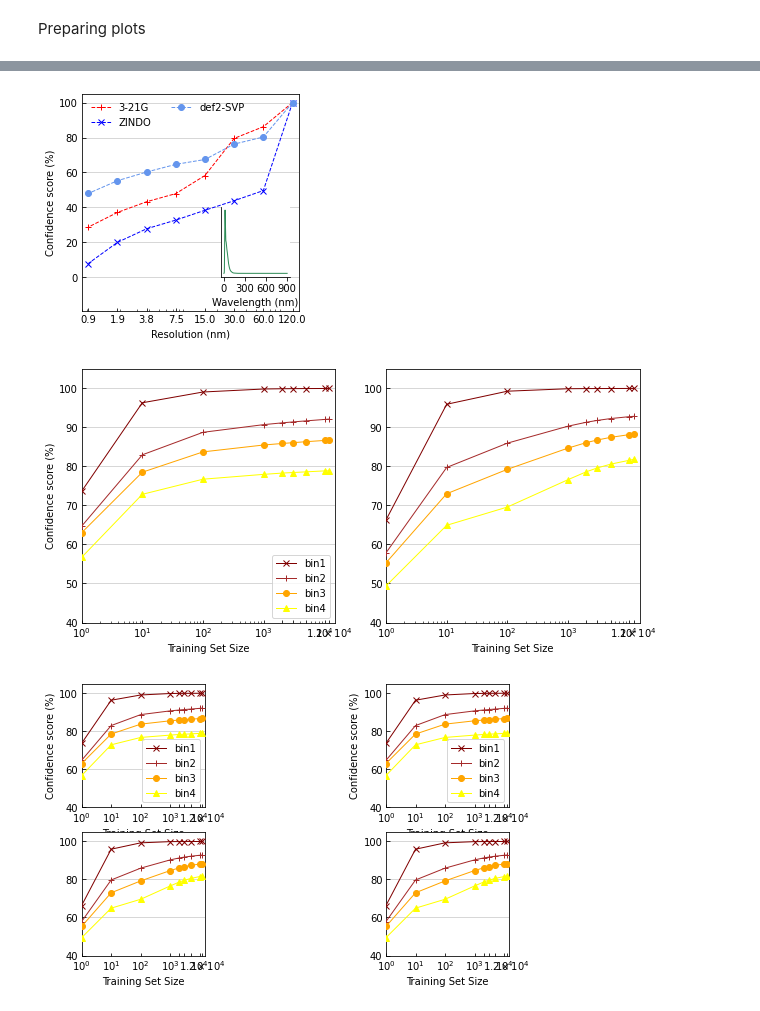
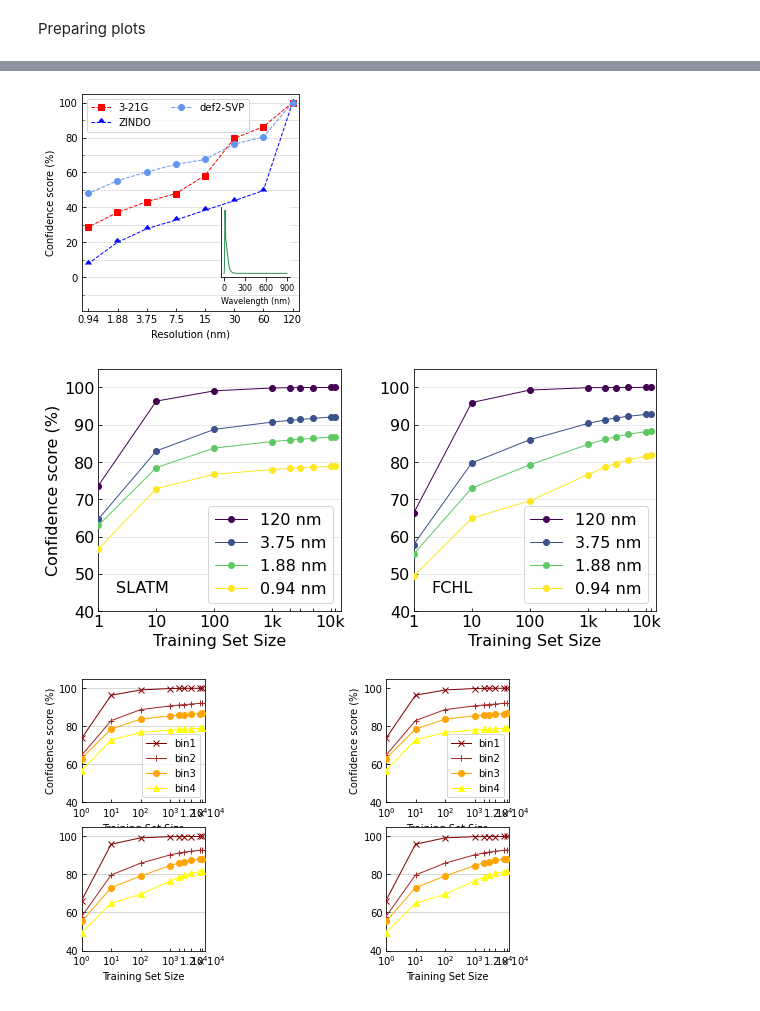
Before and after one commit to moldis-group/bigQM7w, a Jupyter notebook: notebooks/5methods_new.ipynb, the cells around one changed output, grey strips where cells are left out. Saved outputs shown, nothing was run; the diff lists cells and outputs as text; code cells hidden in the pictures.

```diff
--- a/notebooks/5methods_new.ipynb
+++ b/notebooks/5methods_new.ipynb
@@ -113,4 +116,5 @@ plt.show()
 # %%
+from matplotlib.ticker import FormatStrFormatter
 bins = ['001','002','004','008','016','032','064','128']
 # ref
 SVPD_method = {}
@@ -130,12 +134,21 @@ for i in range(len(bins)):
 fig, ax = plt.subplots()
 ax.set_box_aspect(1)
 ax.tick_params(direction="in",which='both')
-ax.grid(True, which='both',linewidth=0.5, linestyle='-', axis = 'y',zorder=0)
+ax.grid(True, which='both',linewidth=0.5, linestyle='dashed', axis = 'y',zorder=0)
 ax.set_xlim([0.8,140])
 ax.set_ylim([-19.47,105])
+
 ax.set_xscale('log')
-ax.set_xticks(x,minor=False)
-ax.get_xaxis().set_major_formatter(matplotlib.ticker.ScalarFormatter());
+
+x1=[0.94,1.88,3.75,7.5,15,30,60,120]
+ax.set_xticks(x1,minor=False)
+sx1=['0.94','1.88','3.75','7.5','15','30','60','120']
+ax.set_xticklabels(sx1)
+
+ax.xaxis.set_minor_locator(MultipleLocator(1000))
+
+ax.yaxis.set_minor_locator(MultipleLocator(10))
+#ax.get_xaxis().set_major_formatter(matplotlib.ticker.ScalarFormatter());
 ax.set_xlabel('Resolution (nm)')
 ax.set_ylabel('Confidence score (%)')
 
@@ -151,7 +164,7 @@ for i in range(len(bins)):
 
     x[i] = 120.0/float(bins[i])
     y[i] = 100*(1.0 - (j1/12880))
-ax.plot(x,y,label='3-21G',color='red',zorder=3,linewidth=1.0,linestyle='--',marker='+')
+ax.plot(x,y,label='3-21G',color='red',zorder=3,linewidth=1.0,linestyle='--',marker='s')
 for i in range(len(bins)):
     ZINDO_method[i] = pd.read_csv('../csv_files/method_resolution/'+'ZINDO'+'_nbin_'+bins[i]+'.csv',header=None)
     j1 = 0.0
@@ -161,7 +174,7 @@ for i in range(len(bins)):
     #print('ZINDO_method',j+1, j1/12880,120.0/float(bins[i]), 100*(1.0 - (j1/12880)))
     x[i] = 120.0/float(bins[i])
     y[i] = 100*(1.0 - (j1/12880))
-ax.plot(x,y,label='ZINDO',color='blue',zorder=3,linewidth=1.0,linestyle='--',marker='x')
+ax.plot(x,y,label='ZINDO',color='blue',zorder=3,linewidth=1.0,linestyle='--',marker=10)
 
 for i in range(len(bins)):
     SVP_method[i] = pd.read_csv('../csv_files/method_resolution/'+'SVP'+'_nbin_'+bins[i]+'.csv',header=None)
@@ -174,7 +187,7 @@ for i in range(len(bins)):
     y[i] = 100*(1.0 - (j1/12880))
 ax.plot(x,y,label='def2-SVP',color='cornflowerblue',zorder=3,linewidth=1.0,linestyle='--',marker='o')
 
-ax.legend(frameon=False, loc='upper left',ncol=2)
+ax.legend(frameon=True, loc='upper left',ncol=2)
 
 SVPD_nm = pd.read_csv('../csv_files/SVPD_nm_shuf.csv',header=0)
 
@@ -192,50 +205,79 @@ to=ax2.spines["top"]
 rs.set_visible(False)
 to.set_visible(False)
 ax2.set_xticks(np.arange(min(x1),max(x1)+1,300.0))
-ax2.set_xlabel('Wavelength (nm)', fontsize = 10)
+
+ax2.tick_params(which='major', labelsize=8)
+ax2.set_xlabel('Wavelength (nm)', fontsize = 8)
+
+#ax.xaxis.set_major_formatter(FormatStrFormatter('%2.0f'))
+
 
 plt.savefig("confidence_res.pdf",bbox_inches='tight')
 #plt.legend(frameon=False, loc='upper left',ncol=2)
 plt.show()
 # %% [output]
-[figure, old version]
+[figure, new version]
 # %%
+import matplotlib.pyplot as plt
+plt.rcParams.update({'font.size': 13})
+
 SLATM_method = {}
 FCHL_method = {}
 SLATM_method = pd.read_csv('../csv_files/ML_results/ML_results_confscore_SLATM.csv',header=0)
 FCHL_method = pd.read_csv('../csv_files/ML_results/ML_results_confscore_FCHL.csv',header=0)
-fig, ax = plt.subplots(nrows=1, ncols=2, figsize=(10, 5))
+
+fig, ax = plt.subplots(nrows=1, ncols=2, figsize=(10, 50))
+fig.subplots_adjust(wspace=0.3)
+
 x1 = SLATM_method.training_set[:]
 ax[0].set_box_aspect(1)
 ax[1].set_box_aspect(1)
 ax[0].set_xscale('log')
 ax[0].set_xticks(x1,minor=False)
+
+
+x1=[1,10,100,1000,2000,3000,5000,10000,12000]
+sx1=['1','10','100','1k','','','','10k','']
+
+
 ax[0].set_xlabel('Training Set Size')
 ax[0].set_ylabel('Confidence score (%)')
 ax[0].tick_params(direction="in",which='both')
 ax[0].set_xlim([1,15000])
 ax[0].set_ylim([40,105])
 
 ax[1].set_xscale('log')
 ax[1].set_xticks(x1,minor=False)
 ax[1].set_xlabel('Training Set Size')
 ax[1].tick_params(direction="in",which='both')
 ax[1].set_xlim([1,15000])
 ax[1].set_ylim([40,105])
-ax[0].grid(True, which='both',linewidth=0.5, linestyle='-', axis = 'y',zorder=0)
-ax[1].grid(True, which='both',linewidth=0.5, linestyle='-', axis = 'y',zorder=0)
-ax[0].plot(SLATM_method.training_set[:],SLATM_method.bin1[:],label='bin1',color='maroon',zorder=3,linewidth=1.0,linestyle='-',marker='x')
-ax[0].plot(SLATM_method.training_set[:],SLATM_method.bin2[:],label='bin2',color='brown',zorder=3,linewidth=1.0,linestyle='-',marker='+')
-ax[0].plot(SLATM_method.training_set[:],SLATM_method.bin3[:],label='bin3',color='orange',zorder=3,linewidth=1.0,linestyle='-',marker='o')
-ax[0].plot(SLATM_method.training_set[:],SLATM_method.bin4[:],label='bin4',color='yellow',zorder=3,linewidth=1.0,linestyle='-',marker='^')
+ax[0].grid(True, which='both',linewidth=0.5, linestyle='dashed', axis = 'y',zorder=0,alpha=0.75)
+ax[1].grid(True, which='both',linewidth=0.5, linestyle='dashed', axis = 'y',zorder=0,alpha=0.75)
+ax[0].plot(SLATM_method.training_set[:],SLATM_method.bin1[:],label='120 nm',color='#440154',zorder=3,linewidth=1.0,linestyle='-',marker='o')
+ax[0].plot(SLATM_method.training_set[:],SLATM_method.bin2[:],label='3.75 nm',color='#3b528b',zorder=3,linewidth=1.0,linestyle='-',marker='o')
+ax[0].plot(SLATM_method.training_set[:],SLATM_method.bin3[:],label='1.88 nm',color='#5ec962',zorder=3,linewidth=1.0,linestyle='-',marker='o')
+ax[0].plot(SLATM_method.training_set[:],SLATM_method.bin4[:],label='0.94 nm',color='#fde725',zorder=3,linewidth=1.0,linestyle='-',marker='o')
 ax[0].legend(frameon=True, loc='lower right',ncol=1)
-ax[1].plot(FCHL_method.training_set[:],FCHL_method.bin1[:],label='bin1',color='maroon',zorder=3,linewidth=1.0,linestyle='-',marker='x')
-ax[1].plot(FCHL_method.training_set[:],FCHL_method.bin2[:],label='bin2',color='brown',zorder=3,linewidth=1.0,linestyle='-',marker='+')
-ax[1].plot(FCHL_method.training_set[:],FCHL_method.bin3[:],label='bin3',color='orange',zorder=3,linewidth=1.0,linestyle='-',marker='o')
-ax[1].plot(FCHL_method.training_set[:],FCHL_method.bin4[:],label='bin4',color='yellow',zorder=3,linewidth=1.0,linestyle='-',marker='^')
+ax[1].plot(FCHL_method.training_set[:],FCHL_method.bin1[:],label='120 nm',color='#440154',zorder=3,linewidth=1.0,linestyle='-',marker='o')
+ax[1].plot(FCHL_method.training_set[:],FCHL_method.bin2[:],label='3.75 nm',color='#3b528b',zorder=3,linewidth=1.0,linestyle='-',marker='o')
+ax[1].plot(FCHL_method.training_set[:],FCHL_method.bin3[:],label='1.88 nm',color='#5ec962',zorder=3,linewidth=1.0,linestyle='-',marker='o')
+ax[1].plot(FCHL_method.training_set[:],FCHL_method.bin4[:],label='0.94 nm',color='#fde725',zorder=3,linewidth=1.0,linestyle='-',marker='o')
+ax[1].legend(frameon=True, loc='lower right',ncol=1)
+
+
+ax[0].set_xticks(x1,minor=False)
+ax[0].set_xticklabels(sx1)
+
+ax[1].set_xticks(x1,minor=False)
+ax[1].set_xticklabels(sx1)
+
+ax[0].text(2, 45, 'SLATM',fontsize=16)
+ax[1].text(2, 45, 'FCHL',fontsize=16)
+
 plt.savefig("SLATM_FCHL.pdf",bbox_inches='tight')
 # %% [output]
-[figure, old version]
+[figure, new version]
 # %%
 SLATM_method = {}
 FCHL_method = {}
```
Also changed, not shown: parts of 1 cell of this notebook, 7 other files.
